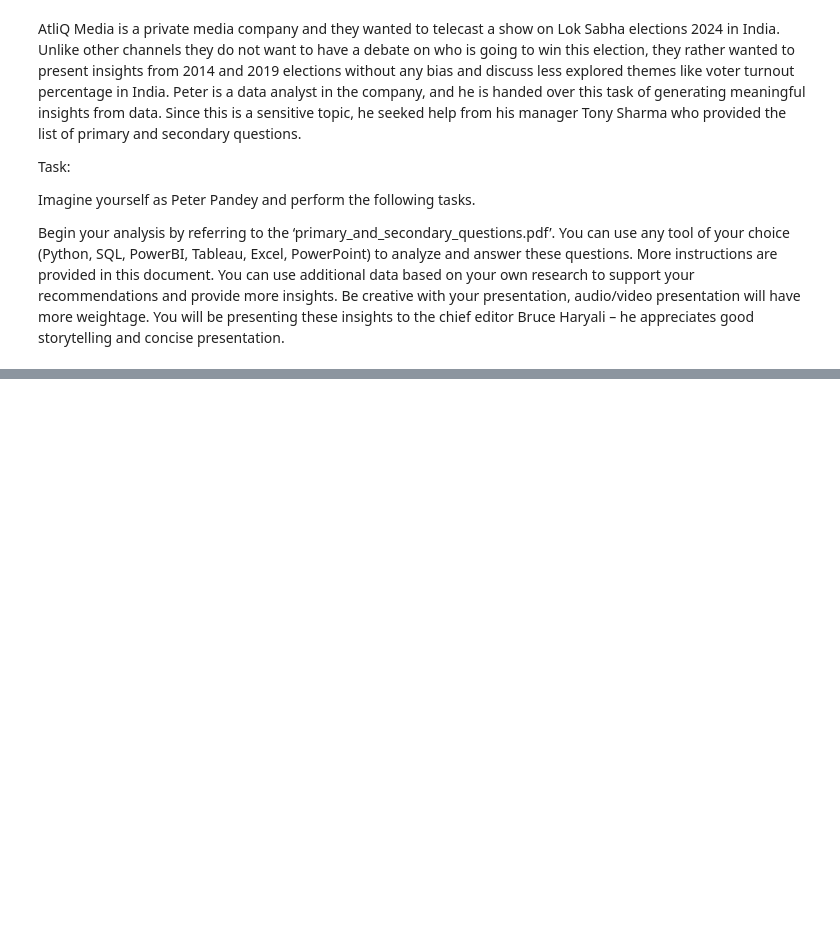
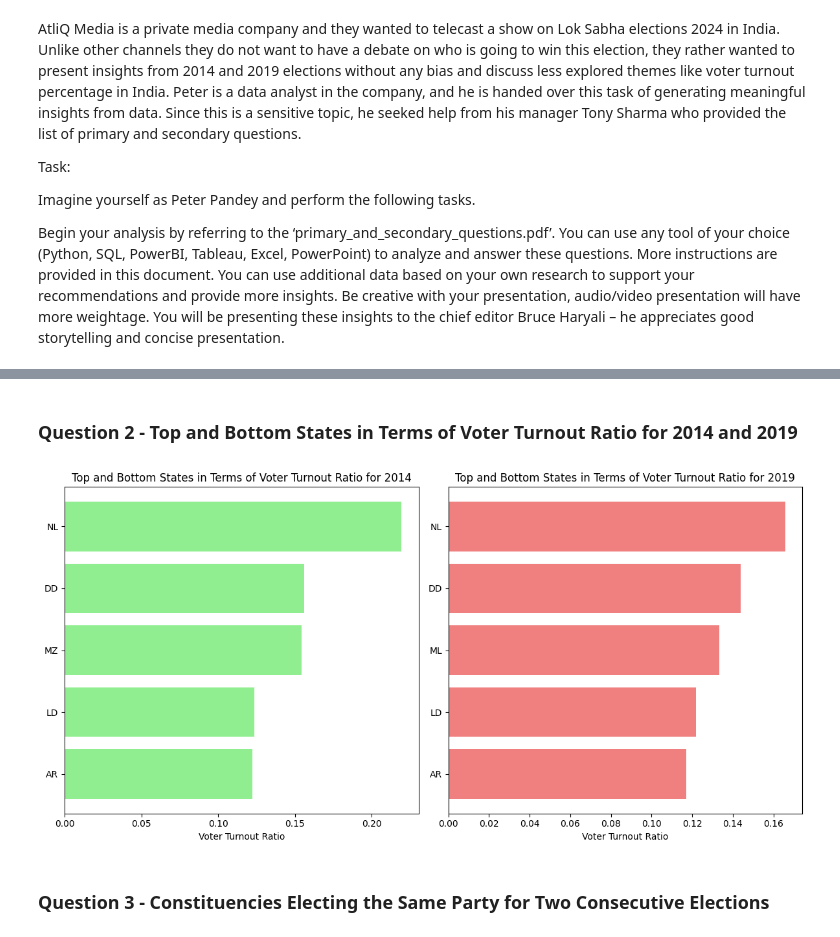
Before and after one commit to instax-dutta/CodeBasics-Challenge--11, a Jupyter notebook: Data-Analysis.ipynb, the cells around one changed output, grey strips where cells are left out. Cells and saved outputs as stored; diff of their text form; code cells hidden in the pictures; blank space fills up the shorter version.

```diff
--- a/Data-Analysis.ipynb
+++ b/Data-Analysis.ipynb
@@ -60,0 +63,28 @@ IndentationError: unexpected indent (3107884470.py, line 2)
+# %% [markdown]
+### Question 2 - Top and Bottom States in Terms of Voter Turnout Ratio for 2014 and 2019
+# %%
+# Voter turnout ratio by state for 2014 and 2019
+state_turnout_2014 = results_2014.groupby('abbreviation')['Turnout_Ratio_2014'].mean().sort_values(ascending=False).head()
+state_turnout_2019 = results_2019.groupby('abbreviation')['Turnout_Ratio_2019'].mean().sort_values(ascending=False).head()
+
+# Visualize top and bottom states in terms of voter turnout ratio for 2014
+plt.figure(figsize=(12, 6))
+plt.subplot(1, 2, 1)
+plt.barh(state_turnout_2014.index, state_turnout_2014.values, color='lightgreen')
+plt.xlabel('Voter Turnout Ratio')
+plt.title('Top and Bottom States in Terms of Voter Turnout Ratio for 2014')
+plt.gca().invert_yaxis()
+
+# Visualize top and bottom states in terms of voter turnout ratio for 2019
+plt.subplot(1, 2, 2)
+plt.barh(state_turnout_2019.index, state_turnout_2019.values, color='lightcoral')
+plt.xlabel('Voter Turnout Ratio')
+plt.title('Top and Bottom States in Terms of Voter Turnout Ratio for 2019')
+plt.gca().invert_yaxis()
+
+plt.tight_layout()
+plt.show()
+# %% [output]
+[figure, added]
+# %% [markdown]
+### Question 3 - Constituencies Electing the Same Party for Two Consecutive Elections
```
Also changed, not shown: parts of 19 cells of this notebook, 1 other file.
